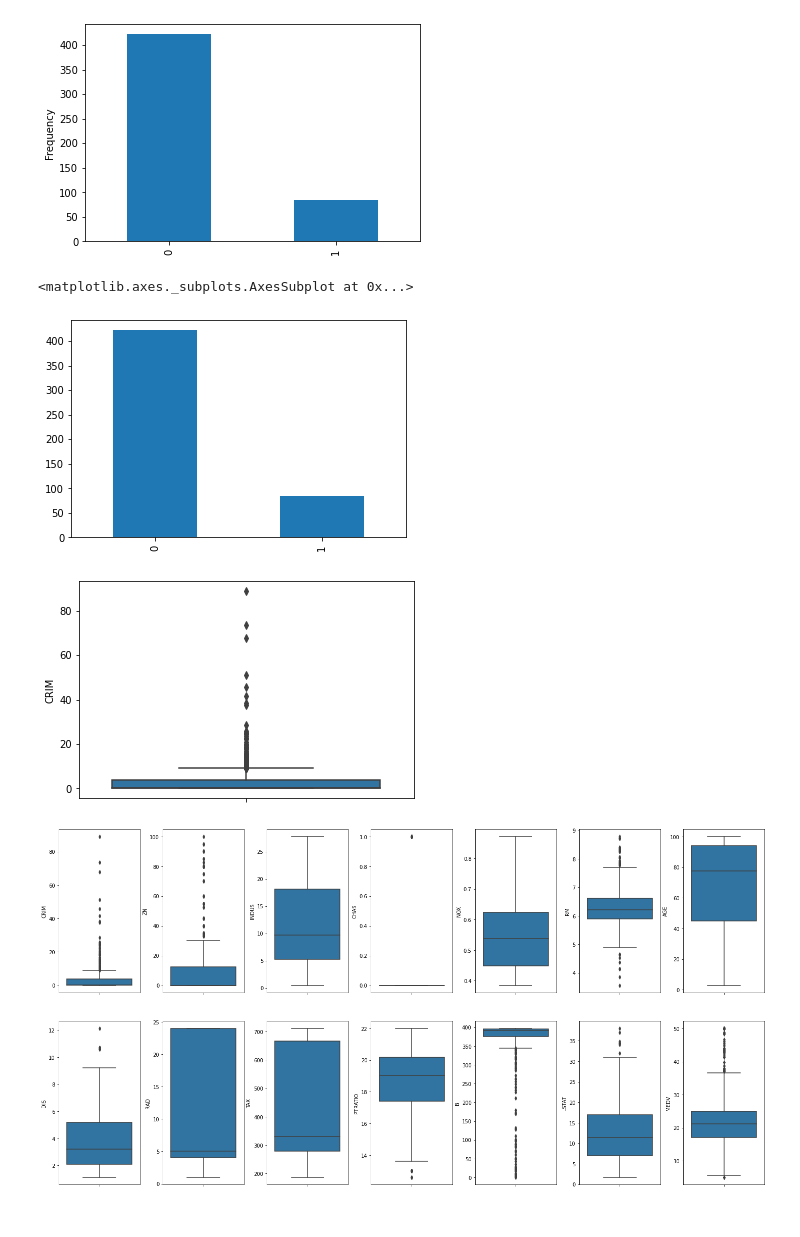
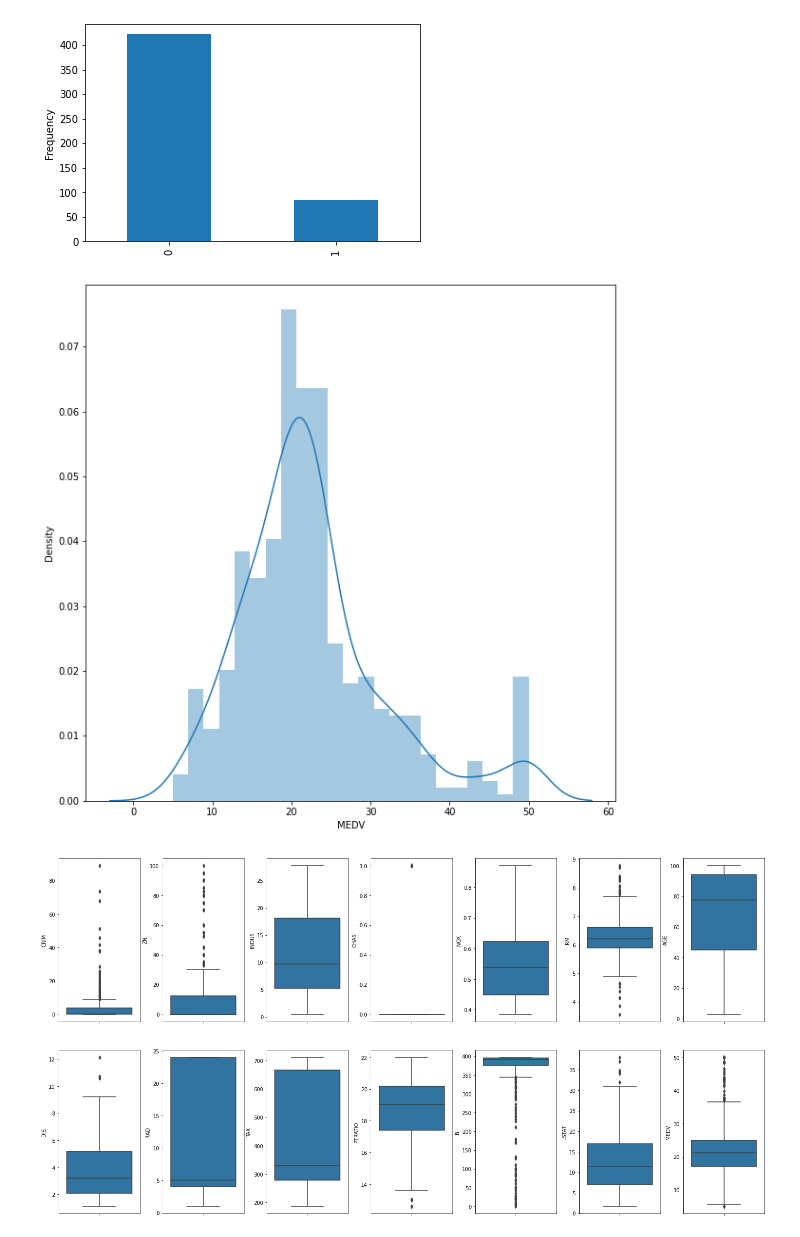
Before and after one commit to y001003/yeardream, a Jupyter notebook: project/1_보스턴주택가격.ipynb, the cells around one changed output. Cells and saved outputs as stored; diff of their text form; code cells hidden in the pictures.

```diff
--- a/project/1_보스턴주택가격.ipynb
+++ b/project/1_보스턴주택가격.ipynb
@@ -141,16 +135,12 @@ df['CAT. MEDV'].plot.hist()
 (<matplotlib.axes._subplots.AxesSubplot at 0x...>,
  <matplotlib.axes._subplots.AxesSubplot at 0x...>)
 [figure]
-# %%
-df['CAT. MEDV'].value_counts().plot.bar()
-# %% [output]
-<matplotlib.axes._subplots.AxesSubplot at 0x...>
-[figure, removed]
-# %%
-sns.boxplot(y='CRIM', data=df)
-plt.show()
-# %% [output]
-[figure, removed]
+# %%
+plt.figure(figsize=(10,10))
+sns.distplot(df['MEDV'])
+plt.show()
+# %% [output]
+[figure, added]
 # %%
 # kaggle 원문 코드.. 이상치 확인
 import seaborn as sns
```
Also changed, not shown: parts of 3 cells of this notebook.
